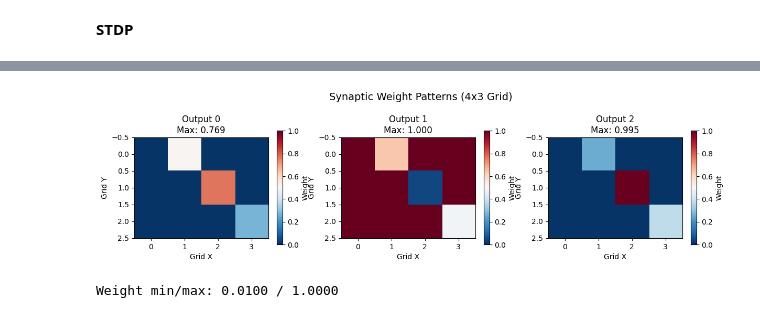
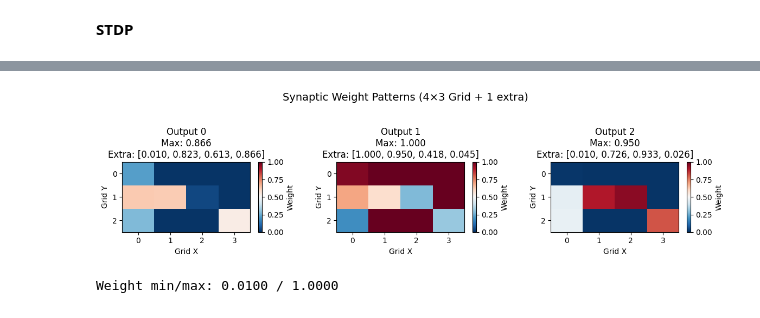
Before and after one commit to robotgreier/python_neural_network, a Jupyter notebook: Python_implementation/Custom_SNN_Spiketrains.ipynb, the cells around one changed output, grey strips where cells are left out. Saved outputs shown, nothing was run; the diff lists cells and outputs as text; code cells hidden in the pictures.

```diff
--- a/Python_implementation/Custom_SNN_Spiketrains.ipynb
+++ b/Python_implementation/Custom_SNN_Spiketrains.ipynb
@@ -232,8 +318,8 @@ target_hist = []
 # %%
 
 # Instantiate synapses as a weight matrix, with all weights starting at
-input_to_output_synapses = np.full((input_size, output_size), 0.1)
-#input_to_output_synapses = np.random.rand(input_size, output_size)
+#input_to_output_synapses = np.full((input_size, output_size), 0.1)
+input_to_output_synapses = np.random.rand(input_size, output_size)
 print(f"Sucessfully created synapse matrix {input_to_output_synapses.shape}")
 
 # Instantiate layers as litst of neurons
@@ -381,8 +498,3 @@ learning_rate = 0.05
 mem_hist = []
 thresh_hist = []
 spike_hist = []
-# %%
-# Input data
-spiketrains = pd.read_csv("ORB_test_spiketrains.csv")
-for spikes in spiketrains.values:
-    print(spikes)
@@ -424,7 +518,12 @@ Sucessfully created output layer with 3
 # %%
 for t in range(time_steps):
     pattern_idx = (t // pattern_hold_duration) % 10
-    input_spikes = spiketrains.values[pattern_idx]
+
+    # Concatenate all input spikes: keypoints + distance + object recognition
+    keypoint_spikes = spiketrains.values[pattern_idx].tolist()
+    distance_spike = [test_dist_train[pattern_idx]]
+    object_spikes = test_obj_req[pattern_idx]
+    input_spikes = keypoint_spikes + distance_spike + object_spikes
 
     # Update input neurons with raw values
     for i in range(input_size):
@@ -511,52 +610,67 @@ plot_neuron_dynamics(mem_hist, thresh_hist, spike_hist)
 import matplotlib.pyplot as plt
 import numpy as np
 
-def plot_output_weight_grids(input_to_output_synapses, figsize=(12, 3)):
+def plot_output_weight_grids(input_to_output_synapses, n_bins_x=4, n_bins_y=3, n_extra_inputs=1, figsize=(12, 3)):
     """
-    Plot weight heatmap for each output neuron as a 2D grid.
-    Assumes inputs represent a flattened occupancy grid.
+    Plot weight heatmap for each output neuron as a 2D grid + extra inputs.
 
     Parameters:
     -----------
     input_to_output_synapses : numpy.ndarray
         Weight matrix of shape (input_size, output_size)
-    grid_size : int
-        Size of the square grid (default 15 for 15×15 = 225 inputs)
+    n_bins_x : int
+        Number of horizontal bins (default 4)
+    n_bins_y : int
+        Number of vertical bins (default 3)
+    n_extra_inputs : int
+        Number of additional inputs beyond the grid (default 1 for distance sensor)
     """
     n_outputs = input_to_output_synapses.shape[1]
+    n_grid_inputs = n_bins_x * n_bins_y
 
     fig, axes = plt.subplots(1, n_outputs, figsize=figsize)
     if n_outputs == 1:
         axes = [axes]
 
     for j, ax in enumerate(axes):
         weights = input_to_output_synapses[:, j]
 
-        # Reshape to 2D grid
-        weight_grid = weights.reshape(3, 4)
+        # Split grid weights from extra inputs
+        grid_weights = weights[:n_grid_inputs]
+        extra_weights = weights[n_grid_inputs:]
 
-        im = ax.imshow(weight_grid, cmap='RdBu_r', vmin=0, vmax=1.0)
-        ax.set_title(f'Output {j}\nMax: {weights.max():.3f}')
+        # Reshape to 2D grid (note: reshape fills row-by-row)
+        weight_grid = grid_weights.reshape(n_bins_y, n_bins_x)
+
+        im = ax.imshow(weight_grid, cmap='RdBu_r', vmin=0, vmax=1.0, aspect='auto')
+
+        # Build title with extra input weights
+        title = f'Output {j}\nMax: {weights.max():.3f}'
+        if n_extra_inputs > 0:
+            extra_str = ', '.join([f'{w:.3f}' for w in extra_weights])
+            title += f'\nExtra: [{extra_str}]'
+
+        ax.set_title(title)
         ax.set_xlabel('Grid X')
         ax.set_ylabel('Grid Y')
         plt.colorbar(im, ax=ax, label='Weight')
 
         # Add grid lines
         ax.grid(False)
 
-    plt.suptitle('Synaptic Weight Patterns (4x3 Grid)', fontsize=14, y=1.05)
+    plt.suptitle(f'Synaptic Weight Patterns ({n_bins_x}×{n_bins_y} Grid + {n_extra_inputs} extra)',
+                 fontsize=14, y=1.05)
     plt.tight_layout()
     return fig
 
 
 
 # Use the grid visualization:
-fig1 = plot_output_weight_grids(input_to_output_synapses)
-
+fig1 = plot_output_weight_grids(input_to_output_synapses, n_bins_x=4, n_bins_y=3, n_extra_inputs=1)
 
 plt.show()
 
 print(f"Weight min/max: {input_to_output_synapses.min():.4f} / {input_to_output_synapses.max():.4f}")
 # %% [output]
-[figure, old version]
+[figure, new version]
 Weight min/max: 0.0100 / 1.0000
```
Also changed, not shown: parts of 12 cells of this notebook, 5 other files.
